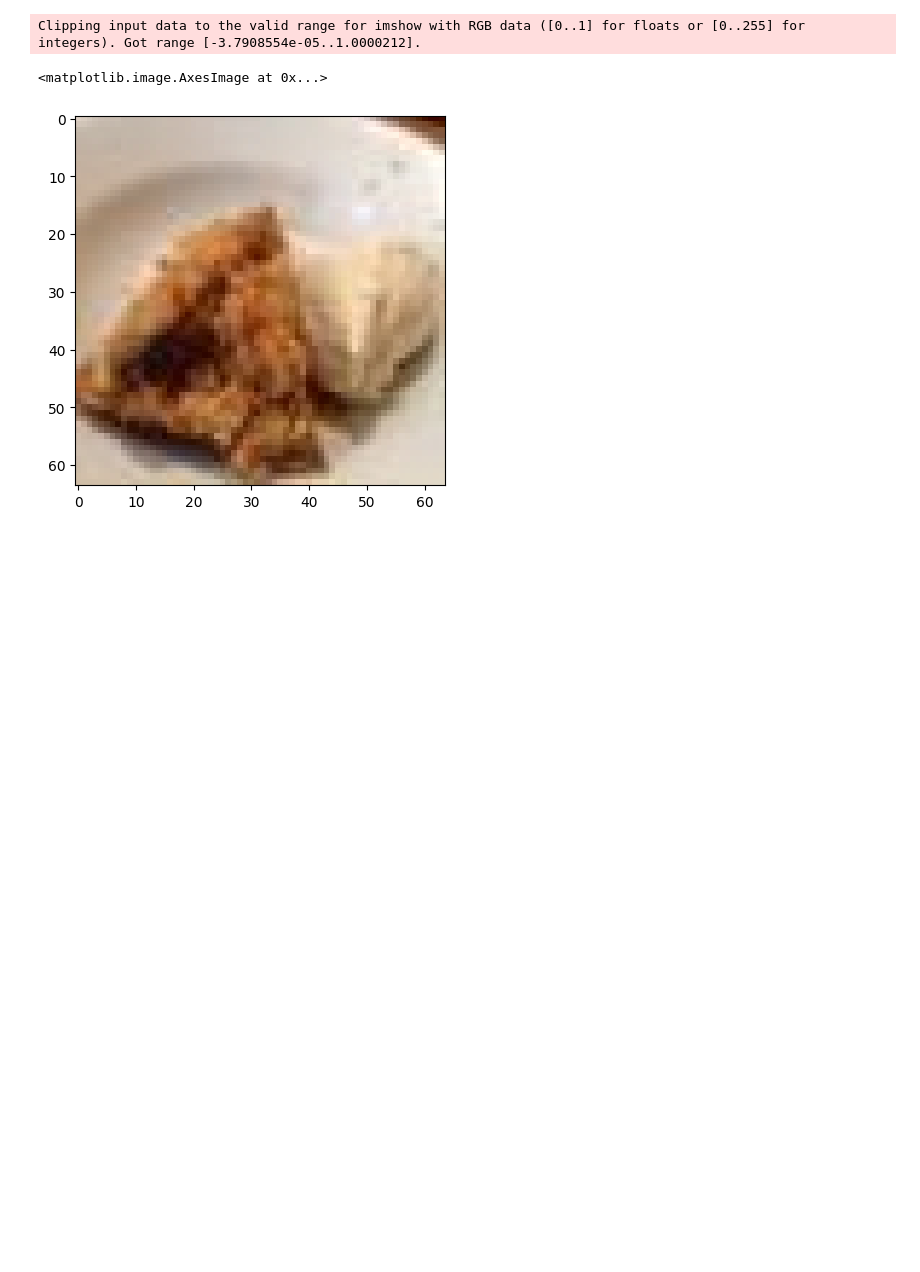
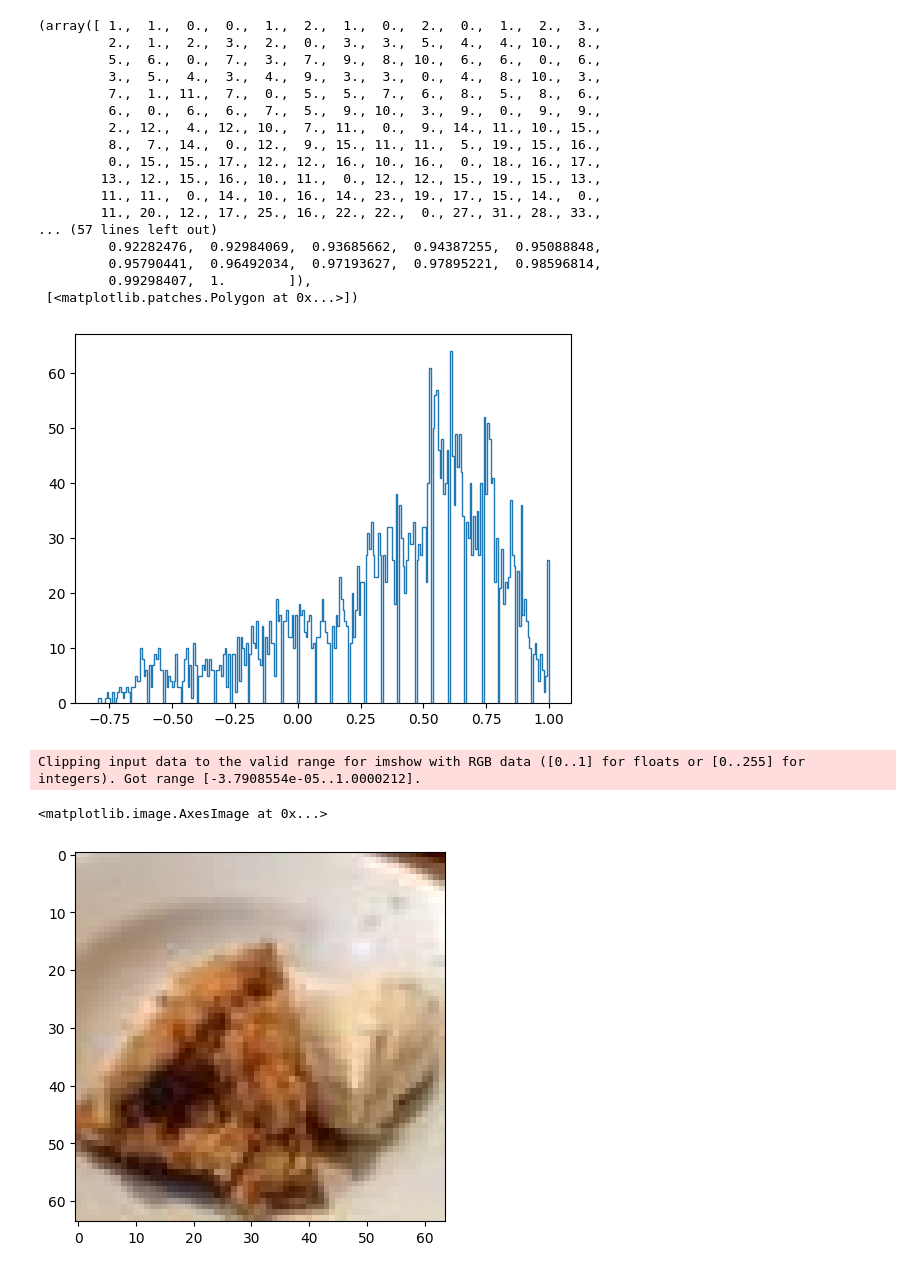
Before and after one commit to Dont4rootMe/image-generation-project, a Jupyter notebook: main.ipynb, the cells around one changed output. Saved outputs shown, nothing was run; the diff lists cells and outputs as text; code cells hidden in the pictures; blank space fills up the shorter version.

```diff
--- a/main.ipynb
+++ b/main.ipynb
@@ -21,3 +51,25 @@ Normalization:
+# %%
+from matplotlib import pyplot as plt
+plt.hist(bds[0]['images'][0].ravel(), bins=256, histtype='step')
+# %% [output]
+(array([ 1.,  1.,  0.,  0.,  1.,  2.,  1.,  0.,  2.,  0.,  1.,  2.,  3.,
+         2.,  1.,  2.,  3.,  2.,  0.,  3.,  3.,  5.,  4.,  4., 10.,  8.,
+         5.,  6.,  0.,  7.,  3.,  7.,  9.,  8., 10.,  6.,  6.,  0.,  6.,
+         3.,  5.,  4.,  3.,  4.,  9.,  3.,  3.,  0.,  4.,  8., 10.,  3.,
+         7.,  1., 11.,  7.,  0.,  5.,  5.,  7.,  6.,  8.,  5.,  8.,  6.,
+         6.,  0.,  6.,  6.,  7.,  5.,  9., 10.,  3.,  9.,  0.,  9.,  9.,
+         2., 12.,  4., 12., 10.,  7., 11.,  0.,  9., 14., 11., 10., 15.,
+         8.,  7., 14.,  0., 12.,  9., 15., 11., 11.,  5., 19., 15., 16.,
+         0., 15., 15., 17., 12., 12., 16., 10., 16.,  0., 18., 16., 17.,
+        13., 12., 15., 16., 10., 11.,  0., 12., 12., 15., 19., 15., 13.,
+        11., 11.,  0., 14., 10., 16., 14., 23., 19., 17., 15., 14.,  0.,
+        11., 20., 12., 17., 25., 16., 22., 22.,  0., 27., 31., 28., 33.,
+... (57 lines left out)
+         0.92282476,  0.92984069,  0.93685662,  0.94387255,  0.95088848,
+         0.95790441,  0.96492034,  0.97193627,  0.97895221,  0.98596814,
+         0.99298407,  1.        ]),
+ [<matplotlib.patches.Polygon at 0x...>])
+[figure, added]
 # %%
 from matplotlib import pyplot as plt
 from training import noise
```
Also changed, not shown: parts of 3 cells of this notebook, 5 other files.
